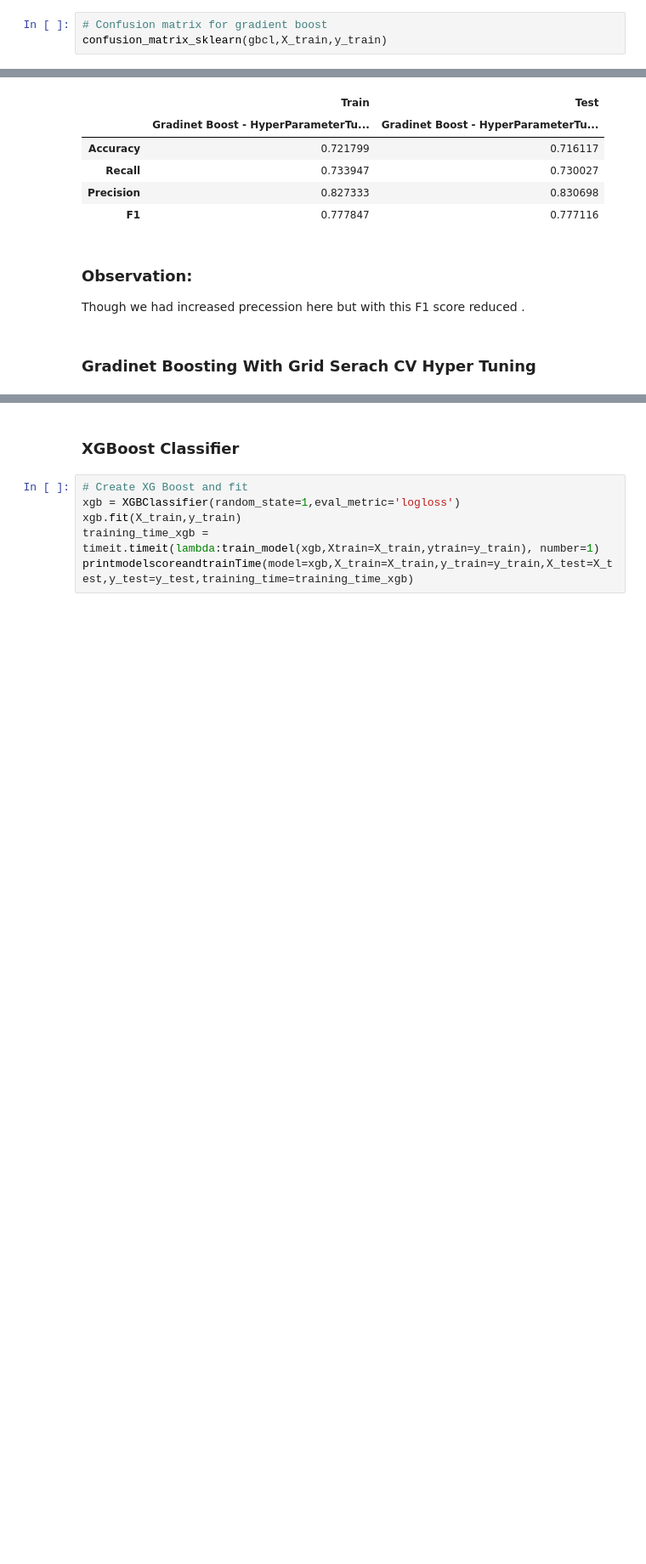
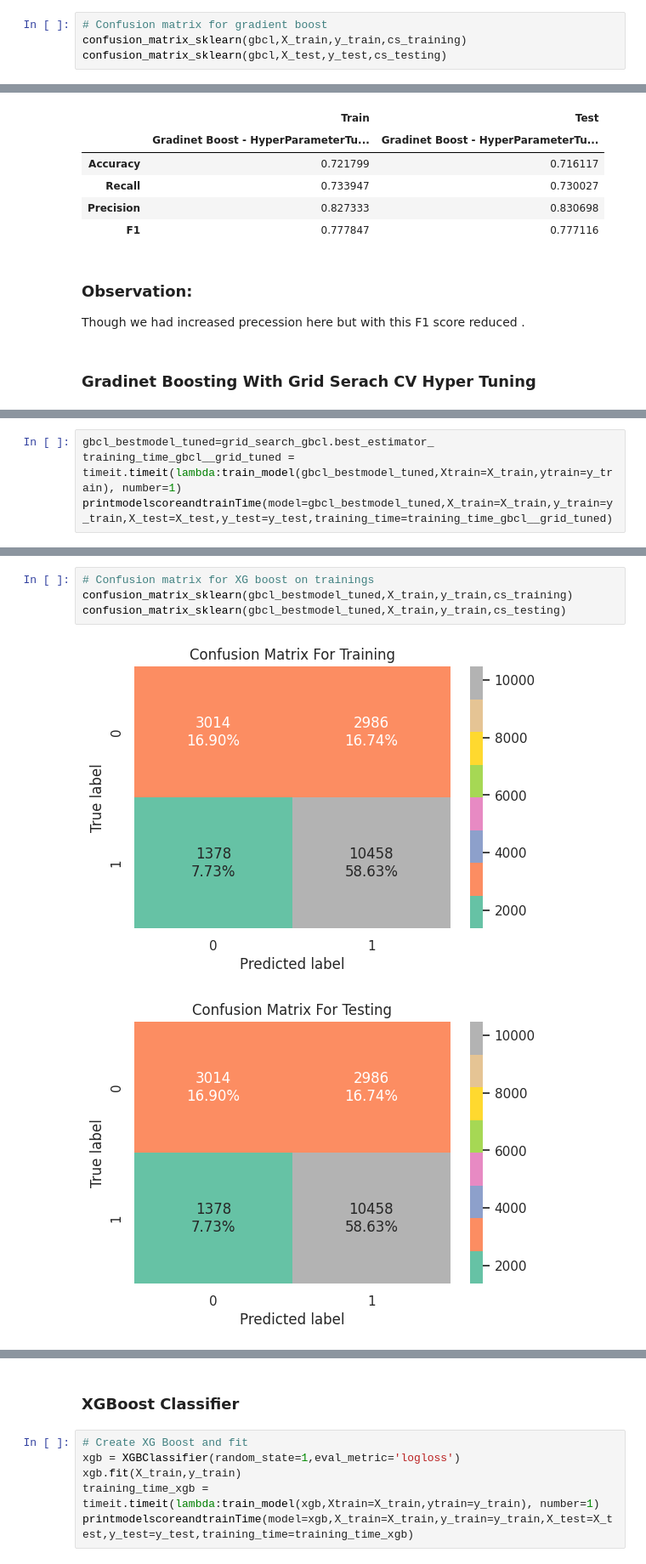
Before and after one commit to Rajesh2015/easy-visa, a Jupyter notebook: easy-visa-solution.ipynb, the cells around one changed output, grey strips where cells are left out. Shown at 85% size. Cells and saved outputs as stored; diff of their text form; blank space fills up the shorter version.

```diff
--- a/easy-visa-solution.ipynb
+++ b/easy-visa-solution.ipynb
@@ -2165,3 +2185,4 @@ Training time is almost same as adaboost and no overfitting
 # %%
 # Confusion matrix for gradient boost
-confusion_matrix_sklearn(gbcl,X_train,y_train)
+confusion_matrix_sklearn(gbcl,X_train,y_train,cs_training)
+confusion_matrix_sklearn(gbcl,X_test,y_test,cs_testing)
@@ -2278,0 +2299,4 @@ grid_search_gbcl.fit(X_train, y_train)
+# %%
+gbcl_bestmodel_tuned=grid_search_gbcl.best_estimator_
+training_time_gbcl__grid_tuned = timeit.timeit(lambda:train_model(gbcl_bestmodel_tuned,Xtrain=X_train,ytrain=y_train), number=1)
+printmodelscoreandtrainTime(model=gbcl_bestmodel_tuned,X_train=X_train,y_train=y_train,X_test=X_test,y_test=y_test,training_time=training_time_gbcl__grid_tuned)
@@ -2278,0 +2311,7 @@ grid_search_gbcl.fit(X_train, y_train)
+# %%
+# Confusion matrix for XG boost on trainings
+confusion_matrix_sklearn(gbcl_bestmodel_tuned,X_train,y_train,cs_training)
+confusion_matrix_sklearn(gbcl_bestmodel_tuned,X_train,y_train,cs_testing)
+# %% [output]
+[figure, added]
+[figure, added]
```
Also changed, not shown: parts of 49 cells of this notebook.
